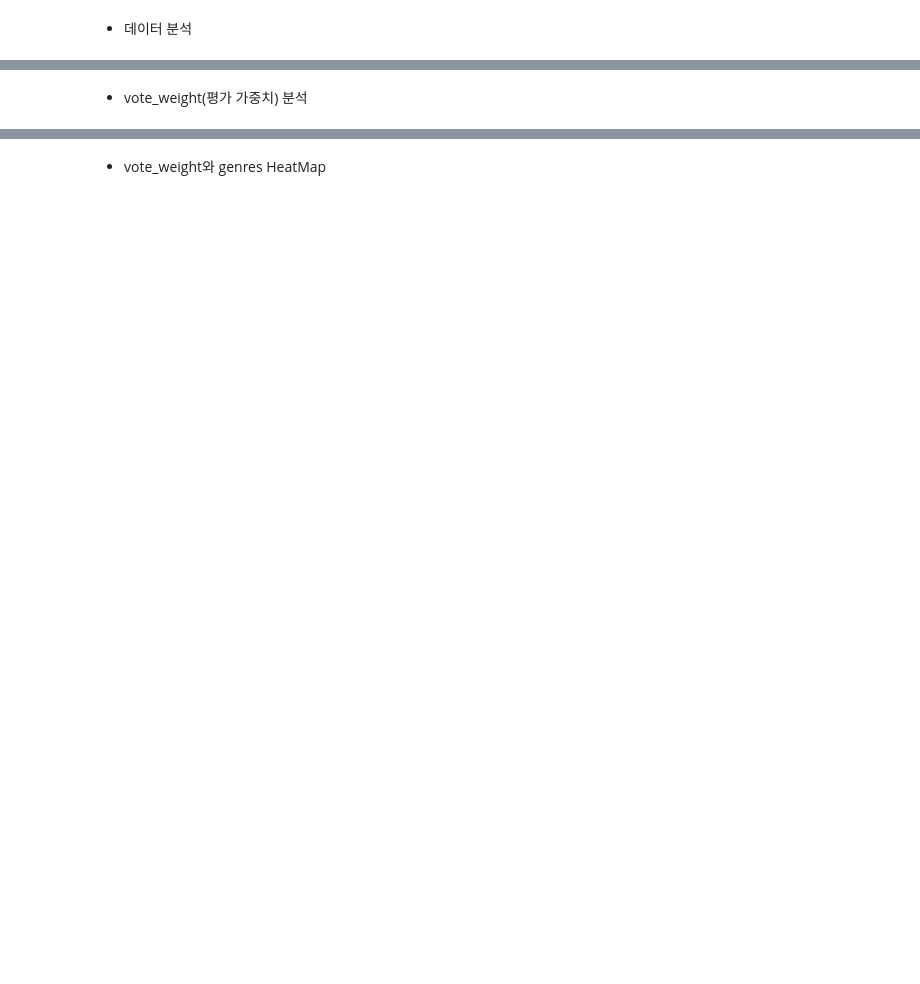
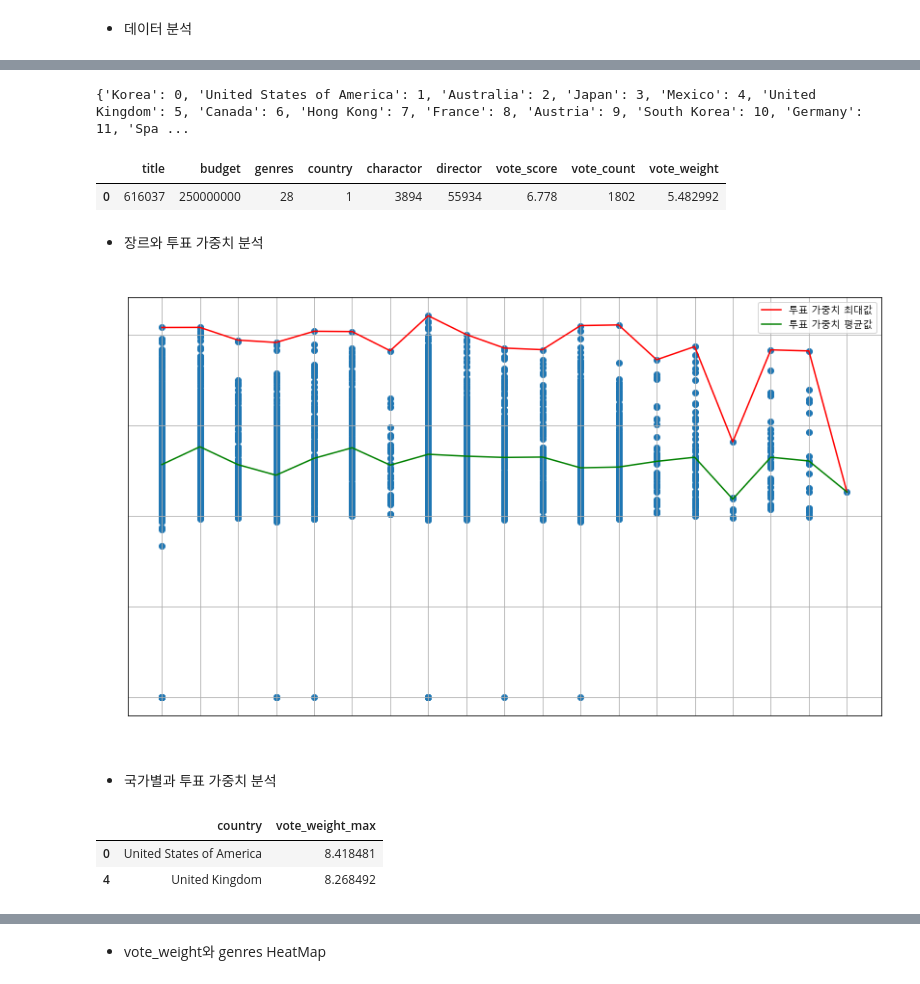
Before and after one commit to sky3085/ripple_ezen, a Jupyter notebook: ML/4.TMDBAnalysis.ipynb, the cells around one changed output, grey strips where cells are left out. Cells and saved outputs as stored; diff of their text form; code cells hidden in the pictures; blank space fills up the shorter version.

```diff
--- a/ML/4.TMDBAnalysis.ipynb
+++ b/ML/4.TMDBAnalysis.ipynb
@@ -23,0 +30,6 @@ plt.rcParams.update({'text.color': "white",
+# %%
+import ast
+name = pd.read_csv('data/movie_data_Name.csv')
+name.genres = name.genres.apply(lambda x: ast.literal_eval(str(x))[0])
+name.country = name.country.apply(lambda x: ast.literal_eval(str(x))[0])
+name.head(1)
@@ -23,0 +39,19 @@ plt.rcParams.update({'text.color': "white",
+# %%
+# 국가 총 75개 + 한국
+countryDictionary = {}
+countryDictionary["Korea"] = 0
+i = 1
+for country in name.country.unique():
+    countryDictionary[country] = i
+    i += 1
+print(countryDictionary)
+# %% [output]
+{'Korea': 0, 'United States of America': 1, 'Australia': 2, 'Japan': 3, 'Mexico': 4, 'United Kingdom': 5, 'Canada': 6, 'Hong Kong': 7, 'France': 8, 'Austria': 9, 'South Korea': 10, 'Germany': 11, 'Spa ...
+# %%
+id = pd.read_csv('data/movie_data_ID.csv')
+id.genres = id.genres.apply(lambda x: ast.literal_eval(str(x))[0])
+id.country = name.country.apply(lambda x: countryDictionary[x])
+id.head(1)
+# %% [output]
+|  | title | budget | genres | country | charactor | director | vote_score | vote_count | vote_weight |
+| 0 | 616037 | 250000000 | 28 | 1 | 3894 | 55934 | 6.778 | 1802 | 5.482992 |
@@ -24,2 +61,29 @@ plt.rcParams.update({'text.color': "white",
 # %% [markdown]
-- vote_weight(평가 가중치) 분석
+- 장르와 투표 가중치 분석
+# %%
+genres_vote_weight_max = []
+for genre in name.genres.unique():
+    genres_vote_weight_max.append([genre, name[name.genres == genre].vote_weight.max()])
+genres_vote_weight_max = pd.DataFrame(genres_vote_weight_max, columns=['장르', 'vote_weight_max'])
+# %%
+genres_vote_weight_mean = []
+for genre in name.genres.unique():
+    genres_vote_weight_mean.append([genre, name[name.genres == genre].vote_weight.mean()])
+genres_vote_weight_mean = pd.DataFrame(genres_vote_weight_mean, columns=['장르', 'vote_weight_mean'])
+# %%
+# 장르와 vote_weight와의 관계
+plt.figure(figsize=(14, 8))
+plt.title('장르와 vote_weight의 상관관계')
+plt.scatter(name.genres, name.vote_weight)
+plt.plot(genres_vote_weight_max['장르'], genres_vote_weight_max['vote_weight_max'], color='red', label='투표 가중치 최대값')
+plt.plot(genres_vote_weight_mean['장르'], genres_vote_weight_mean['vote_weight_mean'], color='green', label='투표 가중치 평균값')
+plt.ylabel('vote_weight')
+plt.xlabel('장르')
+plt.legend(labelcolor='black')
+plt.grid()
+plt.show()
+# 결과 : 드라마가 가장 높은 투표가중치를 가지고 있고, TV 영화가 가장 낮은 가중치를 가지고 있다.
+# %% [output]
+[figure, added]
+# %% [markdown]
+- 국가별과 투표 가중치 분석
@@ -25,0 +95,6 @@ plt.rcParams.update({'text.color': "white",
+# %%
+country_vote_weight_max.sort_values('vote_weight_max', ascending=False).head(2)
+# %% [output]
+|  | country | vote_weight_max |
+| 0 | United States of America | 8.418481 |
+| 4 | United Kingdom | 8.268492 |
```
Also changed, not shown: parts of 36 cells of this notebook, 15 other files.
